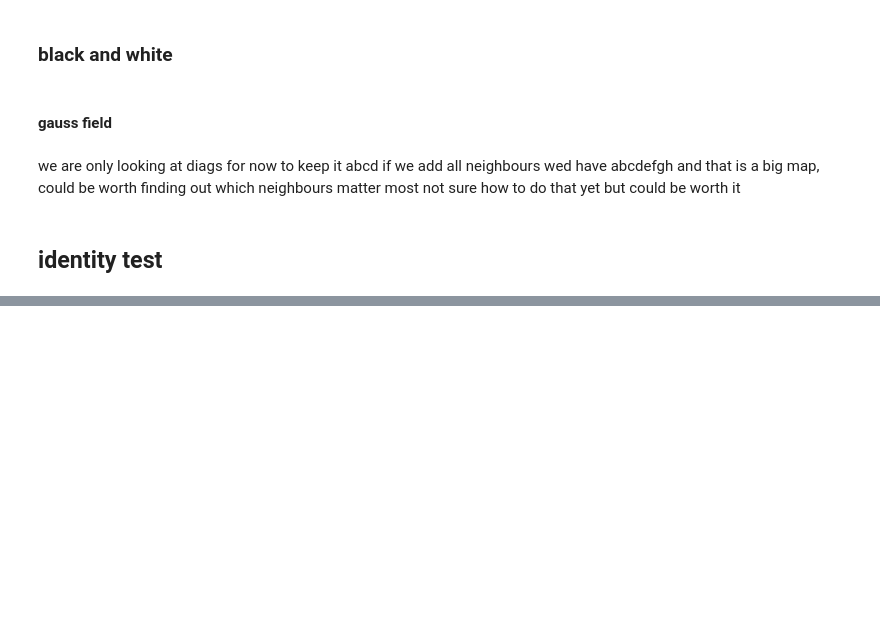
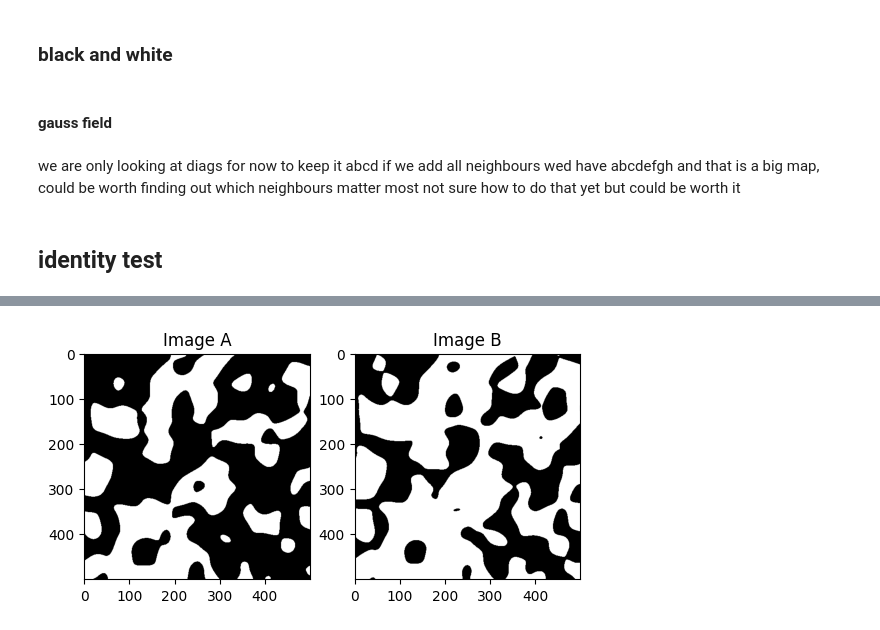
Before and after one commit to ioanb16/Growing-virtual-materials-cellular-automata-meets-geostatistics, a Jupyter notebook: k-map-practice.ipynb, the cells around one changed output, grey strips where cells are left out. Drawn from its saved outputs; the diff is of its cells as text; code cells hidden in the pictures; blank space fills up the shorter version.

```diff
--- a/k-map-practice.ipynb
+++ b/k-map-practice.ipynb
@@ -95,15 +99,19 @@ for row in range(10):
 # apply diagonal rule - F=1 if any diagonal is white
 new_image = np.zeros((10, 10))
 
-for row in range(1, 9):
-    for col in range(1, 9):
-        A = image[row-1, col-1]  # top-left
-        B = image[row-1, col+1]  # top-right
-        C = image[row+1, col-1]  # bottom-left
-        D = image[row+1, col+1]  # bottom-right
 
-        F = int(A == 1 or B == 1 or C == 1 or D == 1)
-        new_image[row, col] = F
+for row in range(10):
+    for col in range(10):
+
+        # Check diagonals safely. Only check if we aren't on the absolute edge.
+        top_left =     (row > 0 and col > 0) and image[row-1, col-1] == 1
+        top_right =    (row > 0 and col < 9) and image[row-1, col+1] == 1
+        bottom_left =  (row < 9 and col > 0) and image[row+1, col-1] == 1
+        bottom_right = (row < 9 and col < 9) and image[row+1, col+1] == 1
+
+        # If any of those valid neighbors are 1, set the new square to 1
+        if top_left or top_right or bottom_left or bottom_right:
+            new_image[row, col] = 1
 
 fig, axes = plt.subplots(1, 2)
 axes[0].imshow(image, cmap='gray')
@@ -240,0 +281,80 @@ Match: 2304/2304 pixels (100.0%)
+# %%
+# ── Two Image Mapping ─────────────────────────────────────
+
+import numpy as np
+import matplotlib.pyplot as plt
+from collections import defaultdict
+from pgs_tools import make_gaussian_fields, make_lithotype_map
+
+# same fields for both images
+field_1, field_2 = make_gaussian_fields(grid_size=500, seed_1=0, seed_2=1)
+
+# image A - 60/40 split
+litho_a = make_lithotype_map(field_1, field_2, Mat1=0.6, Mat2=0.4, Mat3=0.0)
+image_a = (litho_a > 0).astype(int)
+
+# image B - 40/60 split (same fields, different threshold)
+litho_b = make_lithotype_map(field_1, field_2, Mat1=0.4, Mat2=0.6, Mat3=0.0)
+image_b = (litho_b > 0).astype(int)
+
+fig, axes = plt.subplots(1, 2)
+axes[0].imshow(image_a, cmap='gray')
+axes[0].set_title("Image A")
+axes[1].imshow(image_b, cmap='gray')
+axes[1].set_title("Image B")
+plt.show()
+
+
+# ── Build K-map from A -> B ───────────────────────────────
+
+rows, cols = image_a.shape
+kmap = defaultdict(lambda: [0, 0])
+
+for row in range(1, rows - 1):
+    for col in range(1, cols - 1):
+        A = int(image_a[row-1, col-1])
+        B = int(image_a[row-1, col+1])
+        C = int(image_a[row+1, col-1])
+        D = int(image_a[row+1, col+1])
+        E = int(image_a[row, col])
+        F = int(image_b[row, col])   # output from image B
+        key = (A, B, C, D)
+        kmap[key][F] += 1
+
+# ── Reconstruct B using K-map ─────────────────────────────
+
+reconstructed = np.zeros_like(image_a)
+
+for row in range(1, rows - 1):
+    for col in range(1, cols - 1):
+        A = int(image_a[row-1, col-1])
+        B = int(image_a[row-1, col+1])
+        C = int(image_a[row+1, col-1])
+        D = int(image_a[row+1, col+1])
+        E = int(image_a[row, col])
+        key = (A, B, C, D)
+        c0, c1 = kmap[key]
+        reconstructed[row, col] = 1 if c1 > c0 else 0
+
+# fix borders
+reconstructed[0, :]  = image_b[0, :]
+reconstructed[-1, :] = image_b[-1, :]
+reconstructed[:, 0]  = image_b[:, 0]
+reconstructed[:, -1] = image_b[:, -1]
+
+# ── Plot ──────────────────────────────────────────────────
+
+fig, axes = plt.subplots(1, 3)
+axes[0].imshow(image_a, cmap='gray')
+axes[0].set_title("Image A (input)")
+axes[1].imshow(image_b, cmap='gray')
+axes[1].set_title("Image B (target)")
+axes[2].imshow(reconstructed, cmap='gray')
+axes[2].set_title("Reconstructed B")
+plt.show()
+
+matches = np.sum(image_b[1:-1, 1:-1] == reconstructed[1:-1, 1:-1])
+total = (rows - 2) * (cols - 2)
+print(f"Match: {matches}/{total} pixels ({100*matches/total:.1f}%)")
+# %% [output]
+[figure, added]
```
Also changed, not shown: parts of 6 cells of this notebook.
